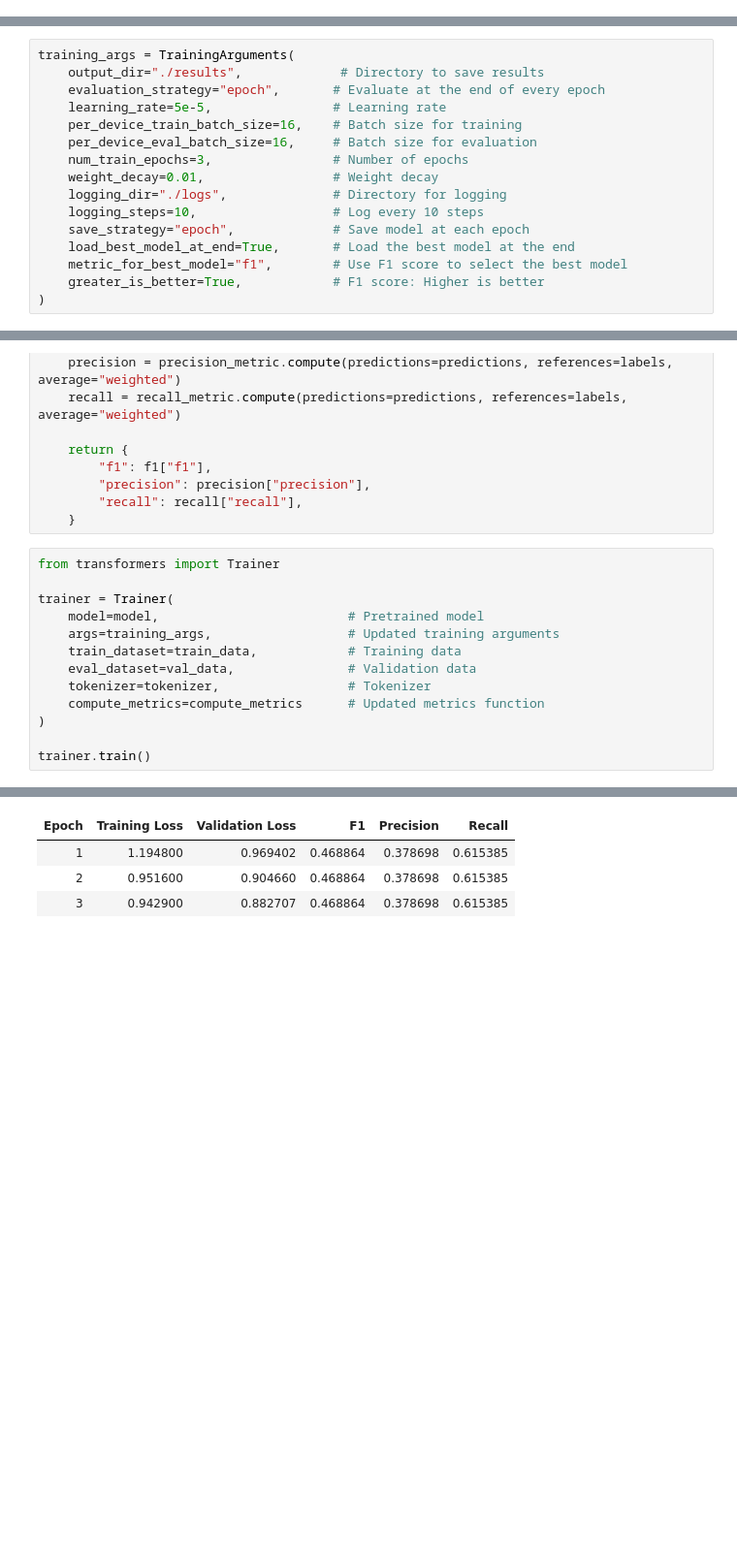
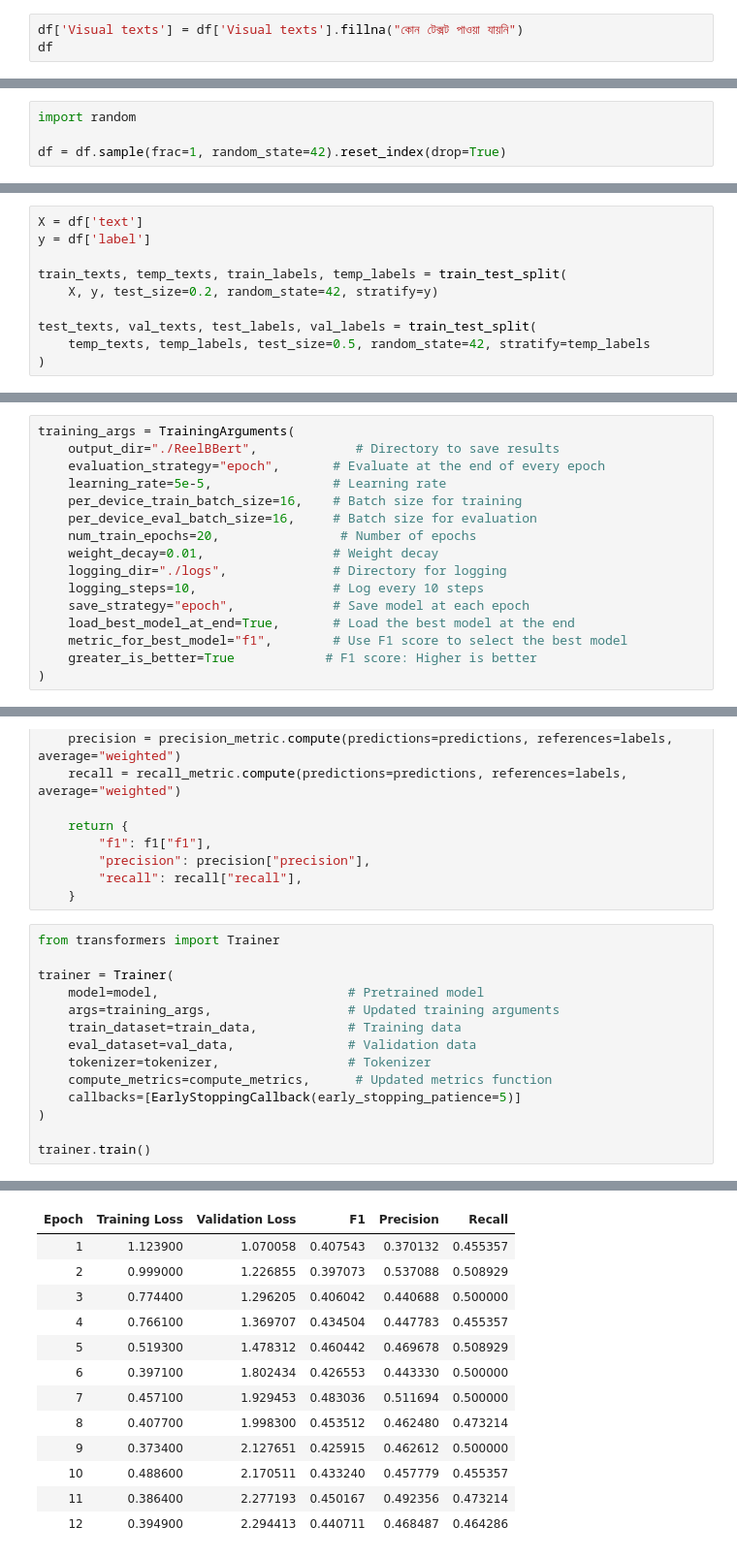
Before and after one commit to Aref111n/SafeReels, a Jupyter notebook: Text_BanglaBert.ipynb, the cells around one changed output, grey strips where cells are left out. Shown at 97% size. Saved outputs shown, nothing was run; the diff lists cells and outputs as text; blank space fills up the shorter version.

```diff
--- a/Text_BanglaBert.ipynb
+++ b/Text_BanglaBert.ipynb
@@ -40,0 +52,3 @@ from sklearn.model_selection import train_test_split
+# %%
+df['Visual texts'] = df['Visual texts'].fillna("কোন টেক্সট পাওয়া যায়নি")
+df
@@ -57,0 +86,4 @@ df
+# %%
+import random
+
+df = df.sample(frac=1, random_state=42).reset_index(drop=True)
@@ -96,3 +142,13 @@ train_texts, val_texts, train_labels, val_labels = train_test_split(
+# %%
+X = df['text']
+y = df['label']
+
+train_texts, temp_texts, train_labels, temp_labels = train_test_split(
+    X, y, test_size=0.2, random_state=42, stratify=y)
+
+test_texts, val_texts, test_labels, val_labels = train_test_split(
+    temp_texts, temp_labels, test_size=0.5, random_state=42, stratify=temp_labels
+)
 # %%
 from transformers import AutoTokenizer
 
@@ -148,18 +214,18 @@ from transformers import TrainingArguments
 # %%
 training_args = TrainingArguments(
-    output_dir="./results",             # Directory to save results
+    output_dir="./ReelBBert",             # Directory to save results
     evaluation_strategy="epoch",       # Evaluate at the end of every epoch
     learning_rate=5e-5,                # Learning rate
     per_device_train_batch_size=16,    # Batch size for training
     per_device_eval_batch_size=16,     # Batch size for evaluation
-    num_train_epochs=3,                # Number of epochs
+    num_train_epochs=20,                # Number of epochs
     weight_decay=0.01,                 # Weight decay
     logging_dir="./logs",              # Directory for logging
     logging_steps=10,                  # Log every 10 steps
     save_strategy="epoch",             # Save model at each epoch
     load_best_model_at_end=True,       # Load the best model at the end
     metric_for_best_model="f1",        # Use F1 score to select the best model
-    greater_is_better=True,            # F1 score: Higher is better
+    greater_is_better=True            # F1 score: Higher is better
 )
 # %%
 pip install evaluate
@@ -213,7 +279,8 @@ trainer = Trainer(
     train_dataset=train_data,            # Training data
     eval_dataset=val_data,               # Validation data
     tokenizer=tokenizer,                 # Tokenizer
-    compute_metrics=compute_metrics      # Updated metrics function
+    compute_metrics=compute_metrics,      # Updated metrics function
+    callbacks=[EarlyStoppingCallback(early_stopping_patience=5)]
 )
 
 trainer.train()
@@ -222,4 +305,13 @@ trainer.train()
 | Epoch | Training Loss | Validation Loss | F1 | Precision | Recall |
-| 1 | 1.194800 | 0.969402 | 0.468864 | 0.378698 | 0.615385 |
-| 2 | 0.951600 | 0.904660 | 0.468864 | 0.378698 | 0.615385 |
-| 3 | 0.942900 | 0.882707 | 0.468864 | 0.378698 | 0.615385 |
+| 1 | 1.123900 | 1.070058 | 0.407543 | 0.370132 | 0.455357 |
+| 2 | 0.999000 | 1.226855 | 0.397073 | 0.537088 | 0.508929 |
+| 3 | 0.774400 | 1.296205 | 0.406042 | 0.440688 | 0.500000 |
+| 4 | 0.766100 | 1.369707 | 0.434504 | 0.447783 | 0.455357 |
+| 5 | 0.519300 | 1.478312 | 0.460442 | 0.469678 | 0.508929 |
+| 6 | 0.397100 | 1.802434 | 0.426553 | 0.443330 | 0.500000 |
+| 7 | 0.457100 | 1.929453 | 0.483036 | 0.511694 | 0.500000 |
+| 8 | 0.407700 | 1.998300 | 0.453512 | 0.462480 | 0.473214 |
+| 9 | 0.373400 | 2.127651 | 0.425915 | 0.462612 | 0.500000 |
+| 10 | 0.488600 | 2.170511 | 0.433240 | 0.457779 | 0.455357 |
+| 11 | 0.386400 | 2.277193 | 0.450167 | 0.492356 | 0.473214 |
+| 12 | 0.394900 | 2.294413 | 0.440711 | 0.468487 | 0.464286 |
```
Also changed, not shown: parts of 23 cells of this notebook.
